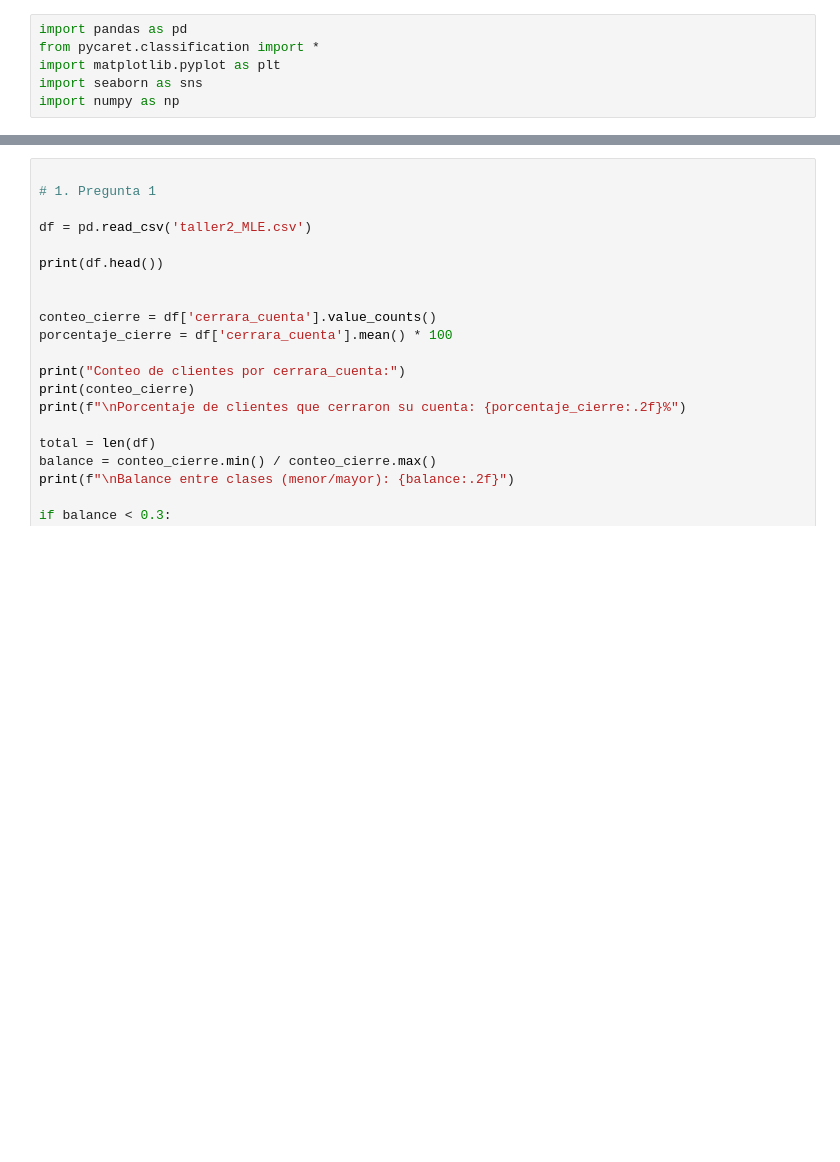
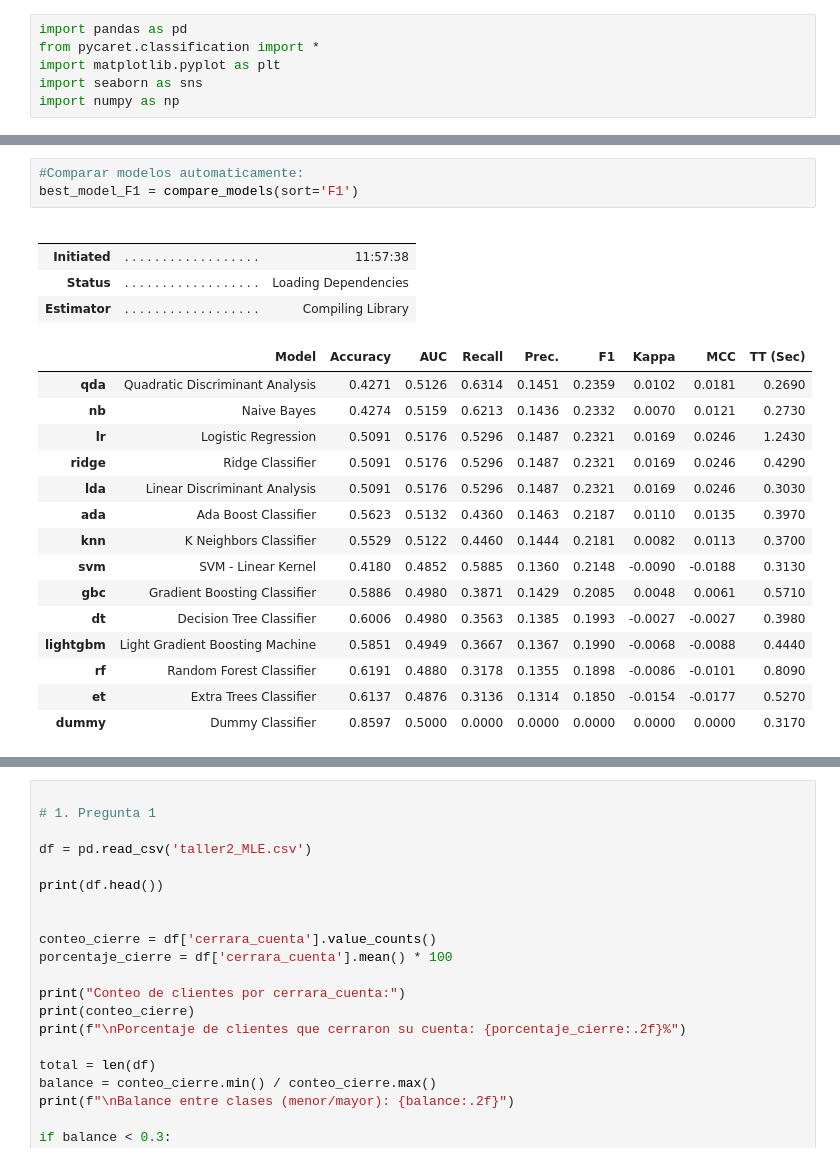
Before and after one commit to Rulo1331/MLE_DMC, a Jupyter notebook: MLE_Taller2.ipynb, the cells around one changed output, grey strips where cells are left out. Cells and saved outputs as stored; diff of their text form; blank space fills up the shorter version.

```diff
--- a/MLE_Taller2.ipynb
+++ b/MLE_Taller2.ipynb
@@ -8,0 +100,24 @@ import numpy as np
+# %%
+#Comparar modelos automaticamente:
+best_model_F1 = compare_models(sort='F1')
+# %% [output]
+|  |  |  |
+|  |  |  |
+| Initiated | . . . . . . . . . . . . . . . . . . | 11:57:38 |
+| Status | . . . . . . . . . . . . . . . . . . | Loading Dependencies |
+| Estimator | . . . . . . . . . . . . . . . . . . | Compiling Library |
+|  | Model | Accuracy | AUC | Recall | Prec. | F1 | Kappa | MCC | TT (Sec) |
+| qda | Quadratic Discriminant Analysis | 0.4271 | 0.5126 | 0.6314 | 0.1451 | 0.2359 | 0.0102 | 0.0181 | 0.2690 |
+| nb | Naive Bayes | 0.4274 | 0.5159 | 0.6213 | 0.1436 | 0.2332 | 0.0070 | 0.0121 | 0.2730 |
+| lr | Logistic Regression | 0.5091 | 0.5176 | 0.5296 | 0.1487 | 0.2321 | 0.0169 | 0.0246 | 1.2430 |
+| ridge | Ridge Classifier | 0.5091 | 0.5176 | 0.5296 | 0.1487 | 0.2321 | 0.0169 | 0.0246 | 0.4290 |
+| lda | Linear Discriminant Analysis | 0.5091 | 0.5176 | 0.5296 | 0.1487 | 0.2321 | 0.0169 | 0.0246 | 0.3030 |
+| ada | Ada Boost Classifier | 0.5623 | 0.5132 | 0.4360 | 0.1463 | 0.2187 | 0.0110 | 0.0135 | 0.3970 |
+| knn | K Neighbors Classifier | 0.5529 | 0.5122 | 0.4460 | 0.1444 | 0.2181 | 0.0082 | 0.0113 | 0.3700 |
+| svm | SVM - Linear Kernel | 0.4180 | 0.4852 | 0.5885 | 0.1360 | 0.2148 | -0.0090 | -0.0188 | 0.3130 |
+| gbc | Gradient Boosting Classifier | 0.5886 | 0.4980 | 0.3871 | 0.1429 | 0.2085 | 0.0048 | 0.0061 | 0.5710 |
+| dt | Decision Tree Classifier | 0.6006 | 0.4980 | 0.3563 | 0.1385 | 0.1993 | -0.0027 | -0.0027 | 0.3980 |
+| lightgbm | Light Gradient Boosting Machine | 0.5851 | 0.4949 | 0.3667 | 0.1367 | 0.1990 | -0.0068 | -0.0088 | 0.4440 |
+| rf | Random Forest Classifier | 0.6191 | 0.4880 | 0.3178 | 0.1355 | 0.1898 | -0.0086 | -0.0101 | 0.8090 |
+| et | Extra Trees Classifier | 0.6137 | 0.4876 | 0.3136 | 0.1314 | 0.1850 | -0.0154 | -0.0177 | 0.5270 |
+| dummy | Dummy Classifier | 0.8597 | 0.5000 | 0.0000 | 0.0000 | 0.0000 | 0.0000 | 0.0000 | 0.3170 |
```
Also changed, not shown: parts of 14 cells of this notebook, 3 other files.
